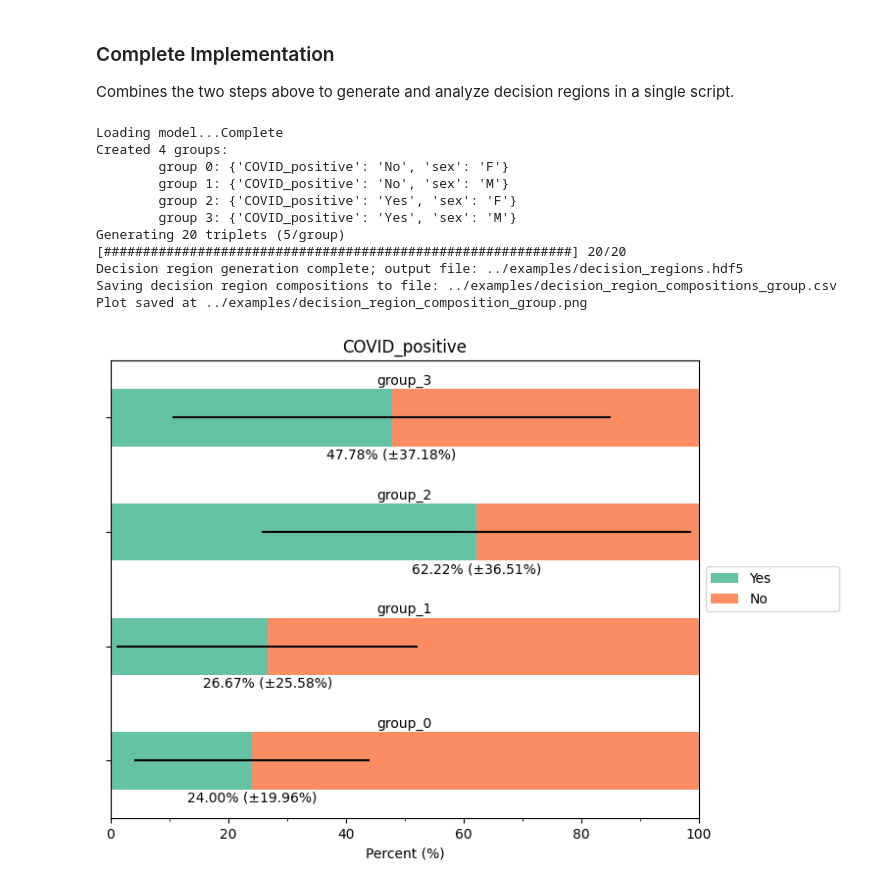
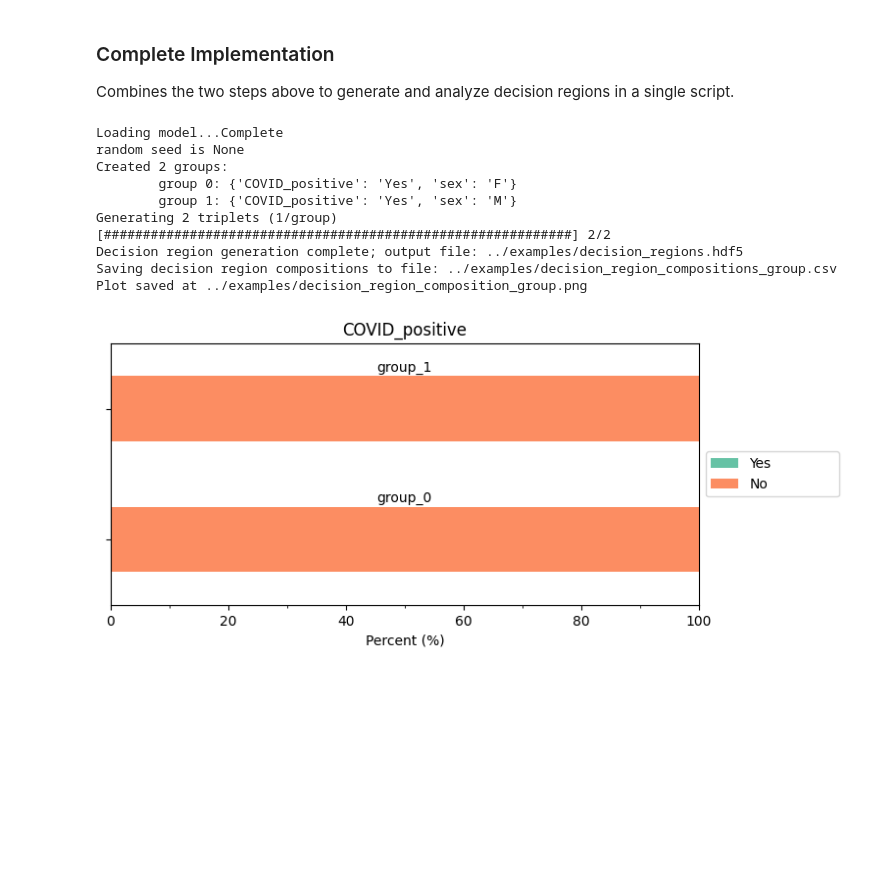
Before and after one commit to DIDSR/DRAGen, a Jupyter notebook: examples/example_implementation.ipynb, the cells around one changed output. Saved outputs shown, nothing was run; the diff lists cells and outputs as text; code cells hidden in the pictures; blank space fills up the shorter version.

Commit message:
added example files; updated example implementation to use new files

```diff
--- a/examples/example_implementation.ipynb
+++ b/examples/example_implementation.ipynb
@@ -97,26 +97,27 @@ Combines the two steps above to generate and analyze decision regions in a singl
 # %%
 # Complete implementation
 %run ../test/main.py \
     --save_loc "../examples" \
     --classes "COVID_positive:No,Yes" \
     --subgroup_attributes "sex:F,M" \
-    --model_file "/gpfs_projects/alexis.burgon/RST_decision_region_analysis_example_files/example_model.onnx" \
-    --data_csv "/gpfs_projects/alexis.burgon/RST_decision_region_analysis_example_files/example_input.csv" \
-    --img_rel_path "/gpfs_projects/alexis.burgon/RST_decision_region_analysis_example_files/" \
+    --model_file "example_model.onnx" \
+    --data_csv "example_input.csv" \
+    --img_rel_path ".." \
+    --n_triplets 1 \
+    --random-state 1 \
     --aggregate group \
     --plot composition \
     --show \
     --overwrite
 # %% [output]
 Loading model...Complete
-Created 4 groups:
-        group 0: {'COVID_positive': 'No', 'sex': 'F'}
-        group 1: {'COVID_positive': 'No', 'sex': 'M'}
-        group 2: {'COVID_positive': 'Yes', 'sex': 'F'}
-        group 3: {'COVID_positive': 'Yes', 'sex': 'M'}
-Generating 20 triplets (5/group)
-[############################################################] 20/20
+random seed is None
+Created 2 groups:
+        group 0: {'COVID_positive': 'Yes', 'sex': 'F'}
+        group 1: {'COVID_positive': 'Yes', 'sex': 'M'}
+Generating 2 triplets (1/group)
+[############################################################] 2/2
 Decision region generation complete; output file: ../examples/decision_regions.hdf5
 Saving decision region compositions to file: ../examples/decision_region_compositions_group.csv
 Plot saved at ../examples/decision_region_composition_group.png
-[figure, old version]
+[figure, new version]
```
Also changed, not shown: parts of 4 cells of this notebook, 8 other files.
